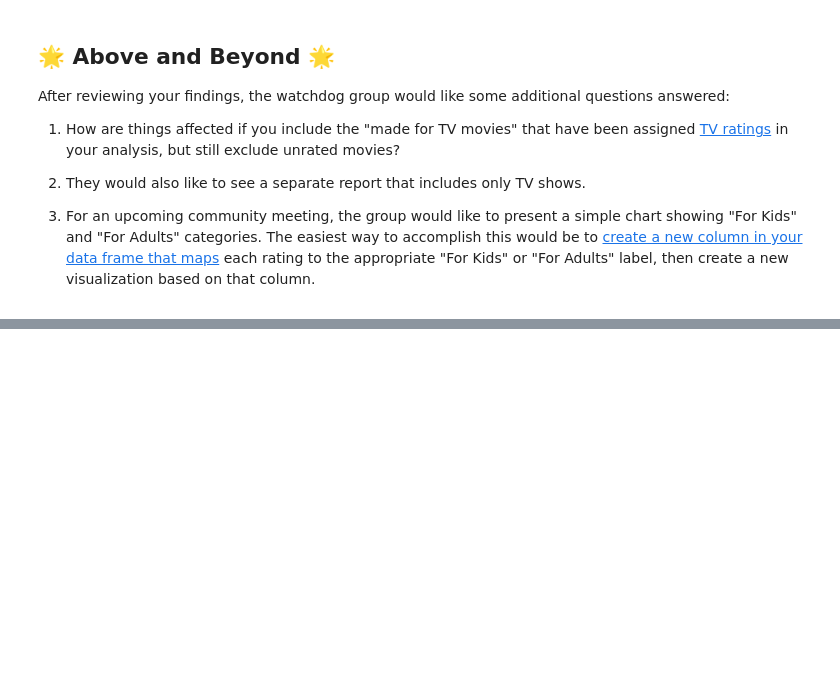
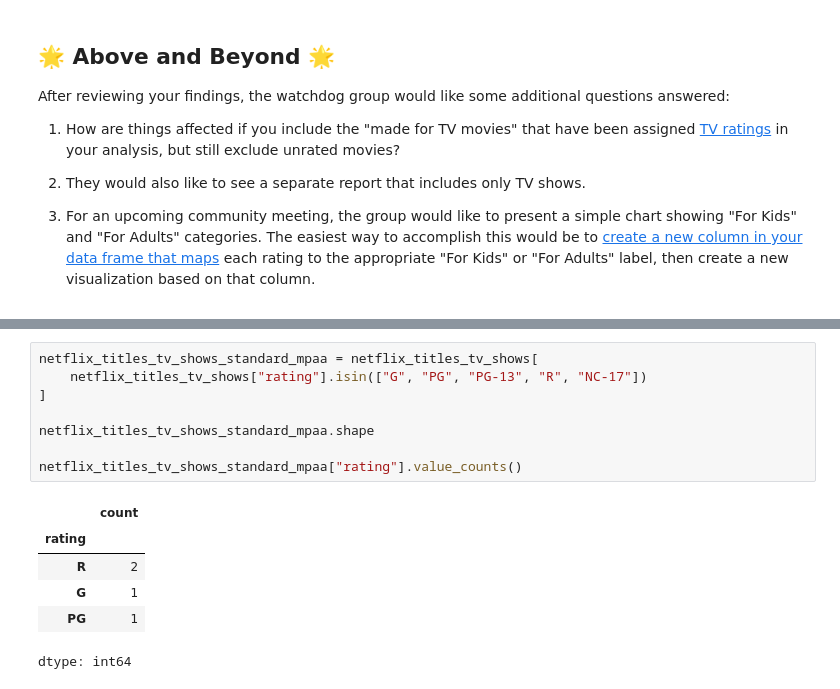
Before and after one commit to nestorbyui/google_colab_byui, a Jupyter notebook: notebooks/Exploration_01.ipynb, the cells around one changed output, grey strips where cells are left out. Saved outputs shown, nothing was run; the diff lists cells and outputs as text; blank space fills up the shorter version.

```diff
--- a/notebooks/Exploration_01.ipynb
+++ b/notebooks/Exploration_01.ipynb
@@ -309,0 +330,15 @@ chart showing "For Kids" and "For Adults" categories. The easiest way to accompl
+# %%
+netflix_titles_tv_shows_standard_mpaa = netflix_titles_tv_shows[
+    netflix_titles_tv_shows["rating"].isin(["G", "PG", "PG-13", "R", "NC-17"])
+]
+
+netflix_titles_tv_shows_standard_mpaa.shape
+
+netflix_titles_tv_shows_standard_mpaa["rating"].value_counts()
+# %% [output]
+|  | count |
+| rating |  |
+| R | 2 |
+| G | 1 |
+| PG | 1 |
+dtype: int64
```
Also changed, not shown: parts of 3 cells of this notebook.
